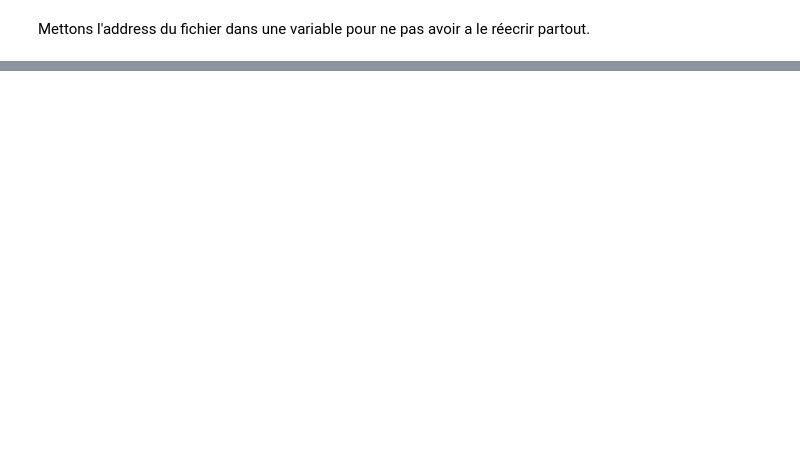
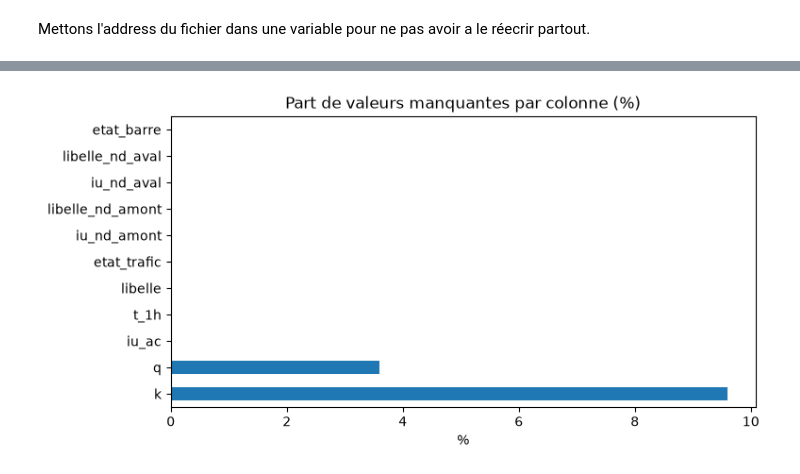
Before and after one commit to soso1594/analyse-trafic-paris, a Jupyter notebook: 01_exploration.ipynb, the cells around one changed output, grey strips where cells are left out. Saved outputs shown, nothing was run; the diff lists cells and outputs as text; code cells hidden in the pictures; blank space fills up the shorter version.

```diff
--- a/01_exploration.ipynb
+++ b/01_exploration.ipynb
@@ -27,0 +29,11 @@ Error:
+# %%
+TYPES = { "iu_ac": "string", "iu_nd_amont": "string", "iu_nd_aval": "string",
+    "libelle": "category", "etat_trafic": "category", "etat_barre": "category",}
+morceaux = []
+for i, chunk in enumerate(pd.read_csv(CHEMIN, sep=";", encoding="utf-8-sig",
+                                      dtype=TYPES, chunksize=50_000)):
+    morceaux.append(chunk)
+print(f"{i + 1} chunks lus")
+
+df = pd.concat(morceaux, ignore_index=True)
+df.shape
@@ -27,0 +74,6 @@ Error:
+# %%
+manquantes = (df.isna().mean() * 100).round(1).sort_values(ascending=False)
+manquantes
+df[["q", "k"]].describe()
+df["etat_trafic"].value_counts(dropna=False)
+df["etat_barre"].value_counts(dropna=False)
@@ -27,0 +98,7 @@ Error:
+# %%
+manquantes.plot.barh(figsize=(8, 4))
+plt.title("Part de valeurs manquantes par colonne (%)")
+plt.xlabel("%")
+plt.show()
+# %% [output]
+[figure, added]
```
Also changed, not shown: parts of 19 cells of this notebook, 9 other files.
